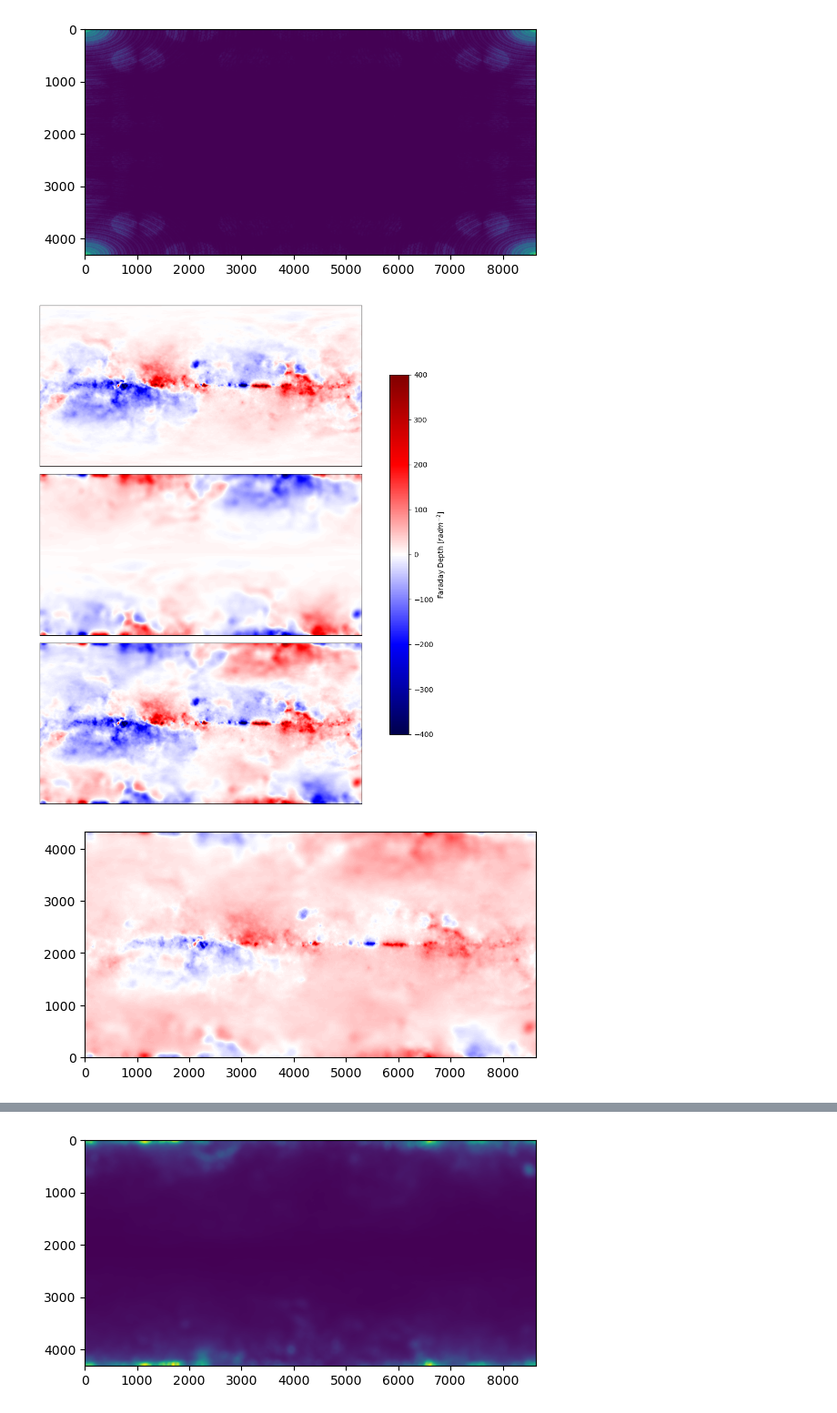
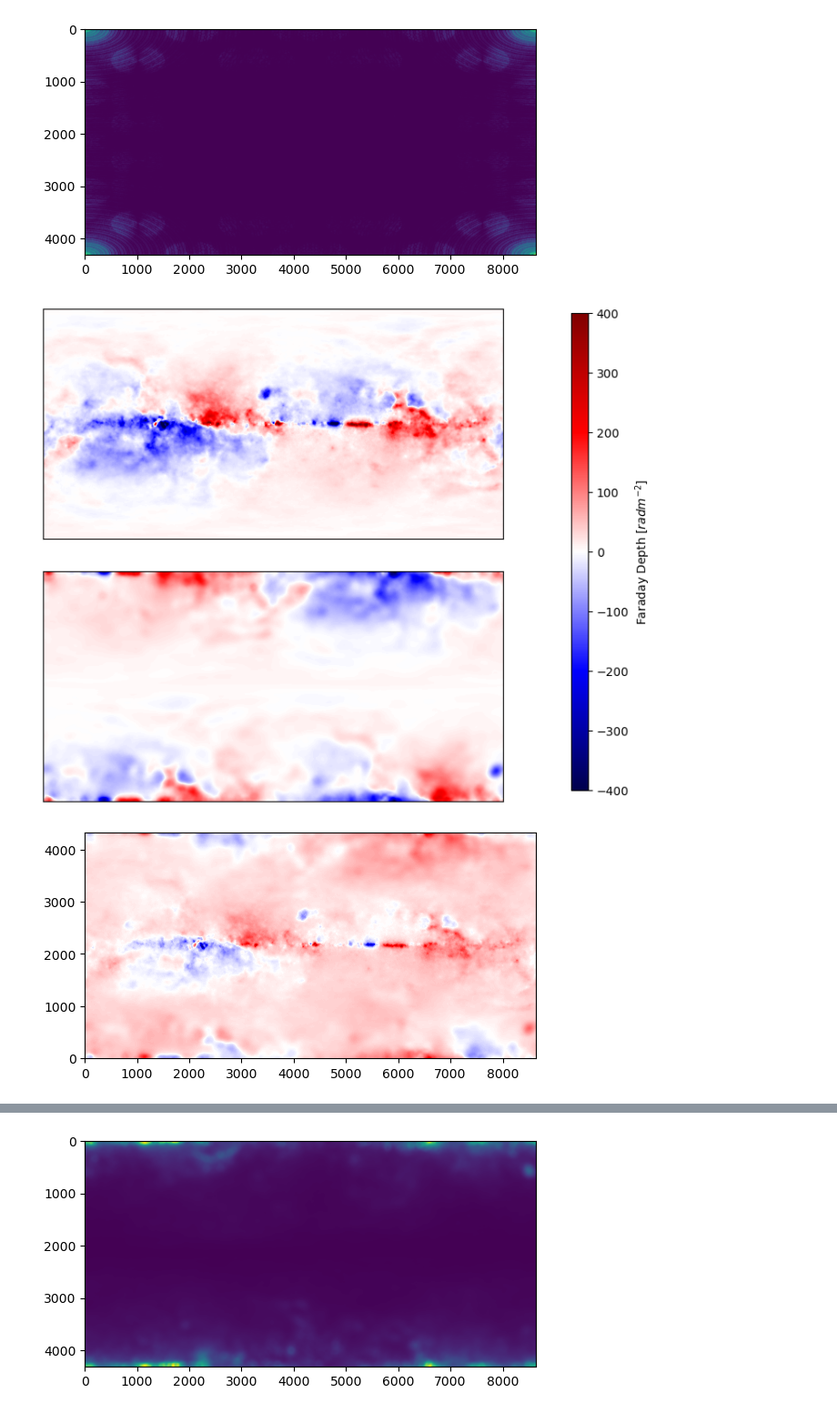
Before and after one commit to Olivex727/hvc-magnetic-honours-programs, a Jupyter notebook: foreground/annulus.ipynb, the cells around one changed output, grey strips where cells are left out. Shown at 91% size. Drawn from its saved outputs; the diff is of its cells as text; code cells hidden in the pictures.

Commit message:
annulus graph

```diff
--- a/foreground/annulus.ipynb
+++ b/foreground/annulus.ipynb
@@ -77,41 +77,45 @@ corrected_annulus = fr.get_corrected_image(annulus_k_space).real
 # %%
 colormap = plt.colormaps["seismic"]
 
-fig = plt.figure(figsize=(15, 10))
-plt.subplot(3, 1, 1)
+fig = plt.figure(figsize=(8, 8))
+plt.tight_layout()
+plt.subplot(2, 1, 1)
 #plt.title("Interpolation")
 plt.imshow(collated_data["interpolation"]["interpolation"].data, cmap=colormap, origin='lower')
 plt.xticks([])
 plt.yticks([])
 plt.clim(-400,400)
 
-plt.subplot(3, 1, 2)
+plt.subplot(2, 1, 2)
 #plt.title("Annulus-Bandpassed interpolation")
 image = plt.imshow(corrected_annulus, cmap=colormap, origin='lower')
 plt.xticks([])
 plt.yticks([])
 plt.clim(-400,400)
 
-plt.subplot(3, 1, 3)
+#plt.subplot(3, 1, 3)
 #plt.title("Annulus-Bandpassed interpolation")
-image = plt.imshow(collated_data["interpolation"]["interpolation"].data-corrected_annulus, cmap=colormap, origin='lower')
-plt.xticks([])
-plt.yticks([])
-plt.clim(-400,400)
+#image = plt.imshow(collated_data["interpolation"]["interpolation"].data-corrected_annulus, cmap=colormap, origin='lower')
+#plt.xticks([])
+#plt.yticks([])
+#plt.clim(-400,400)
 
-plt.tight_layout()
+#plt.tight_layout()
 
-fig.subplots_adjust(right=0.9)
-cbar_ax = fig.add_axes([0.7, 0.15, 0.025, 0.7])
+
+fig.subplots_adjust(right=0.8)
+cbar_ax = fig.add_axes([0.9, 0.15, 0.025, 0.7])
 fig.colorbar(image, cax=cbar_ax, label=r"Faraday Depth [$rad m^{-2}$]")
+
+plt.subplots_adjust(hspace=0, wspace=0)
 
 
 plt.show()
 
 plt.imshow(collated_data["interpolation"]["interpolation"].data-corrected_annulus, cmap=colormap, origin='lower')
 plt.show()
 # %% [output]
-[figure, old version]
+[figure, new version]
 [figure]
 # %%
 import sys
```
Also changed, not shown: parts of 1 cell of this notebook.
